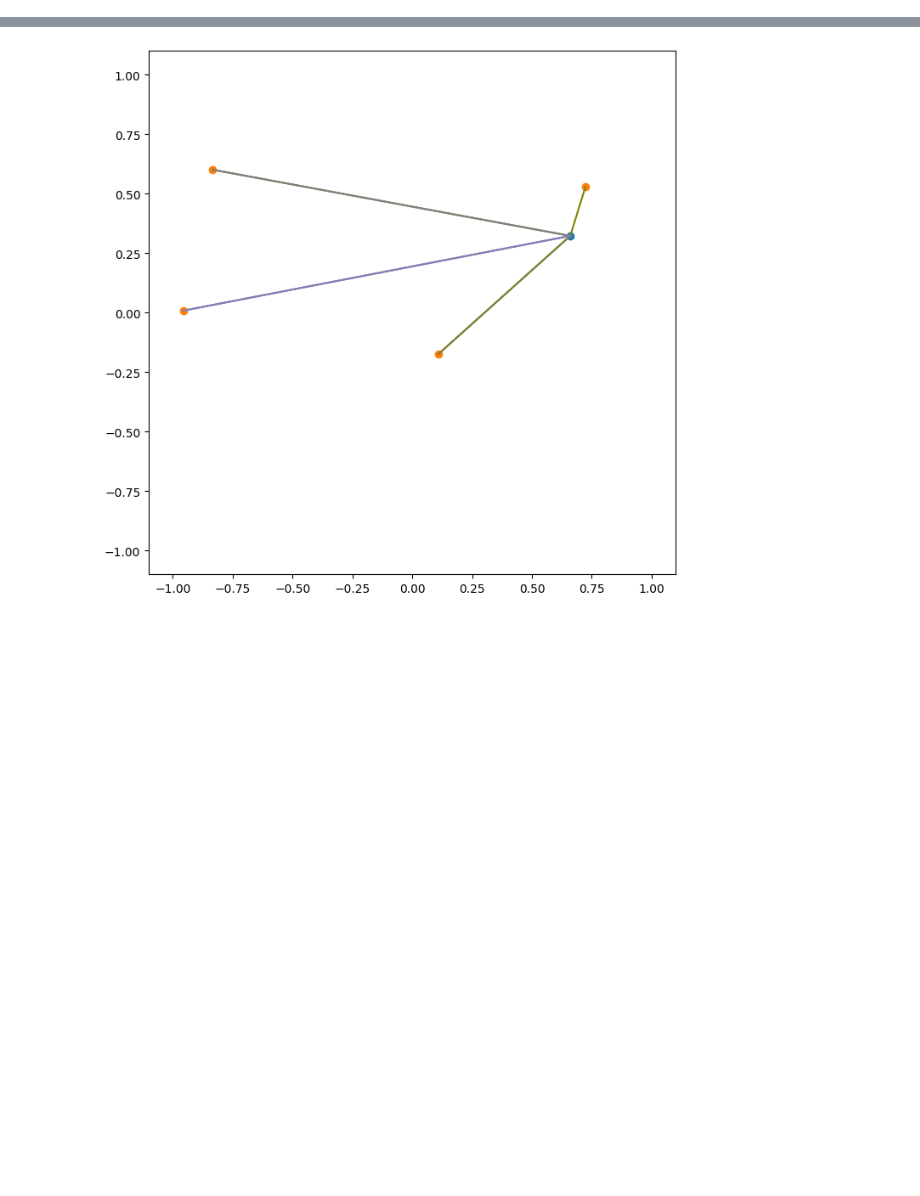
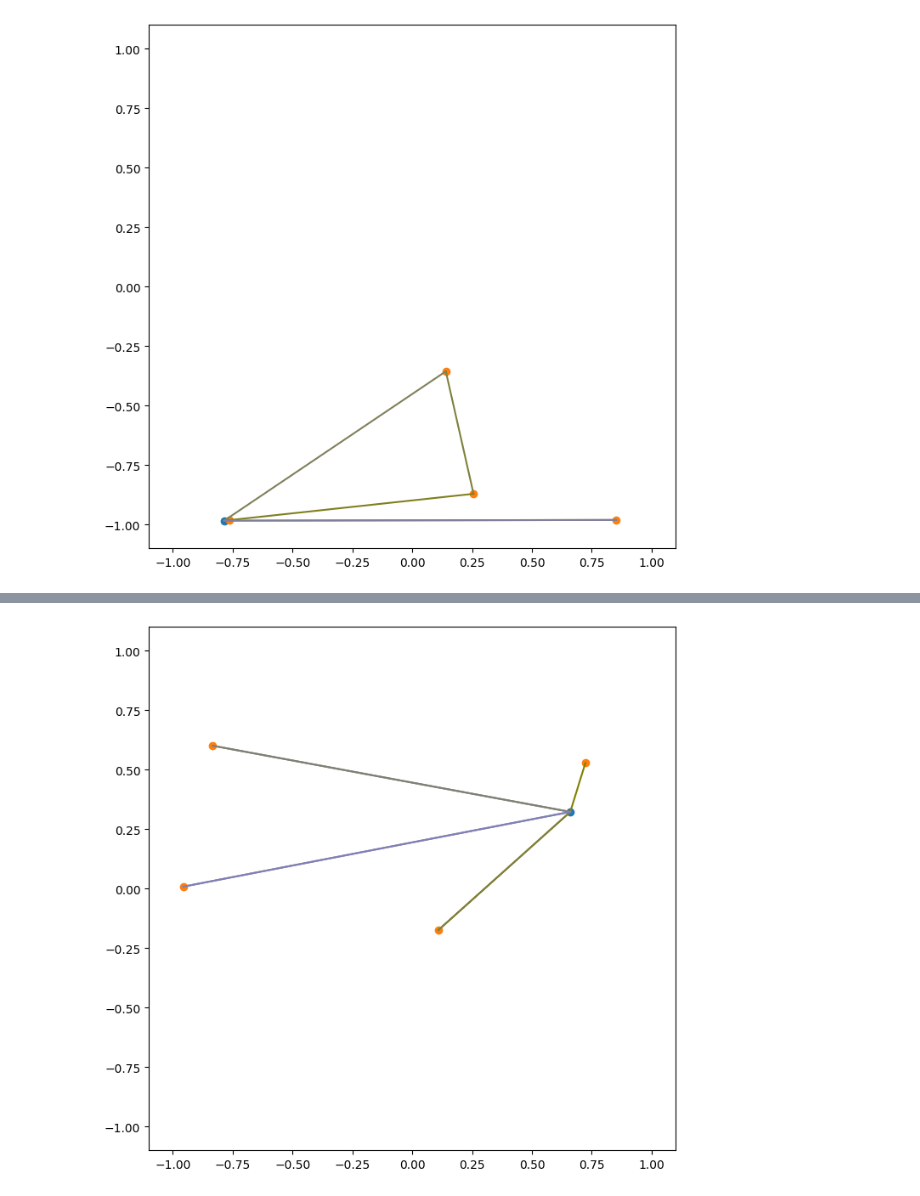
Before and after one commit to dbugajny/VRP-RL, a Jupyter notebook: test_db.ipynb, the cells around one changed output, grey strips where cells are left out. Saved outputs shown, nothing was run; the diff lists cells and outputs as text; code cells hidden in the pictures; blank space fills up the shorter version.

```diff
--- a/test_db.ipynb
+++ b/test_db.ipynb
@@ -74 +65,21 @@ plt.plot(losses)
+# %%
+plt.figure(figsize=(8, 8))
+
+sample_id = 0
+
+plt.scatter(env.locations[sample_id, 0, 0], env.locations[sample_id, 0, 1])
+plt.scatter(env.locations[sample_id, 1:, 0], env.locations[sample_id, 1:, 1])
+
+for i in range(len(acts) - 1):
+    plt.plot(
+        [tf_real_actions[i, sample_id, 0], tf_real_actions[i + 1, sample_id, 0]],
+        [tf_real_actions[i, sample_id, 1], tf_real_actions[i + 1, sample_id, 1]],
+        c=(0.5, 0.5, 0.12 * i)
+    )
+
+plt.xlim([-1.1, 1.1])
+plt.ylim([-1.1, 1.1])
+plt.show()
+# %% [output]
+[figure, added]
 # %%
```
Also changed, not shown: parts of 5 cells of this notebook.
